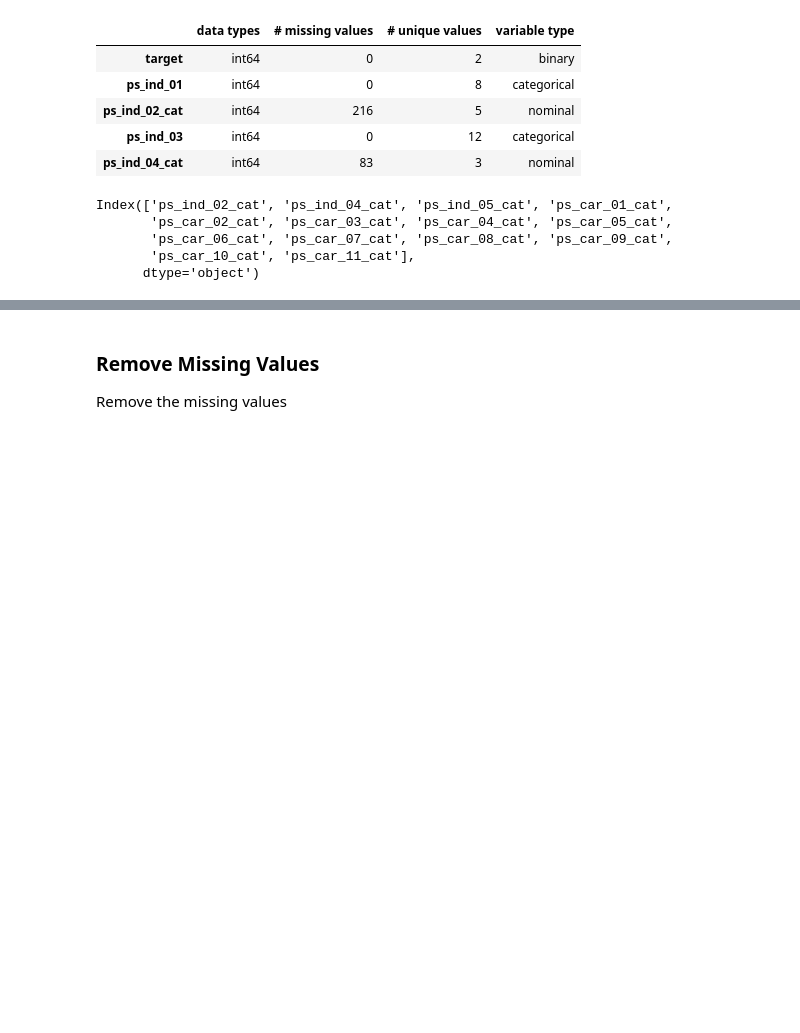
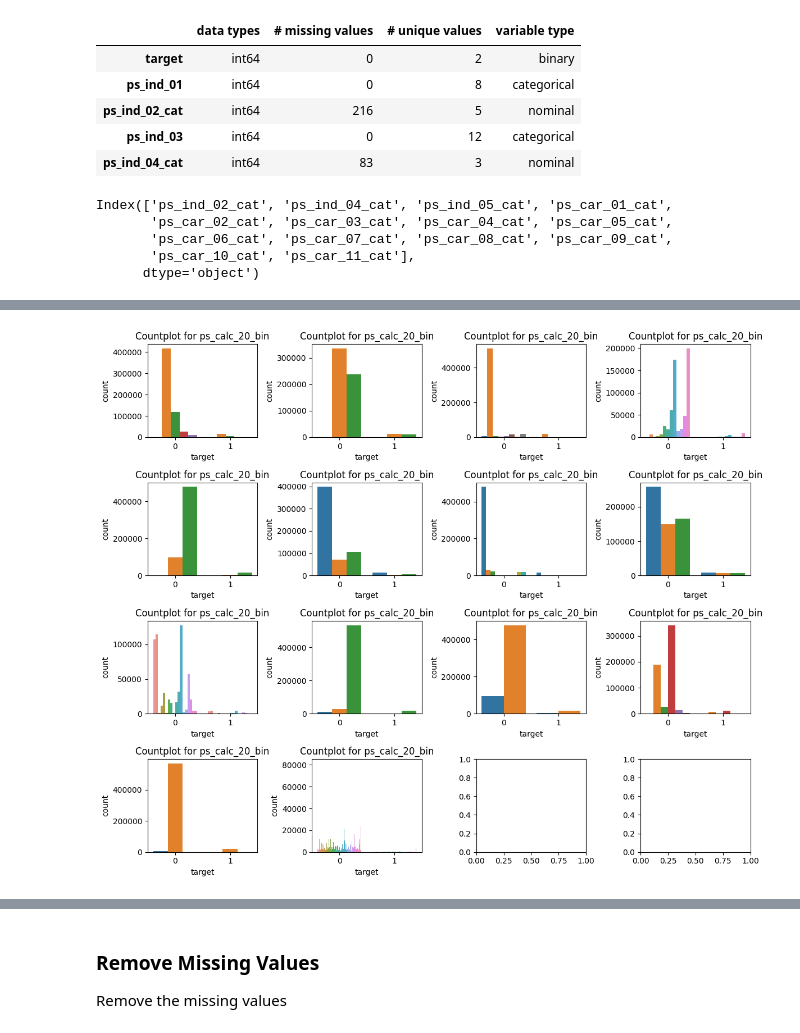
Before and after one commit to lauraschauer/stats-ml-project, a Jupyter notebook: project-supervised.ipynb, the cells around one changed output, grey strips where cells are left out. Saved outputs shown, nothing was run; the diff lists cells and outputs as text; code cells hidden in the pictures; blank space fills up the shorter version.

```diff
--- a/project-supervised.ipynb
+++ b/project-supervised.ipynb
@@ -115,0 +142,4 @@ total_size = len(df)
+# %%
+plot_target_ratio_by_feat(datatype='nominal', legend='off')
+# %% [output]
+[figure, added]
```
Also changed, not shown: parts of 19 cells of this notebook.
